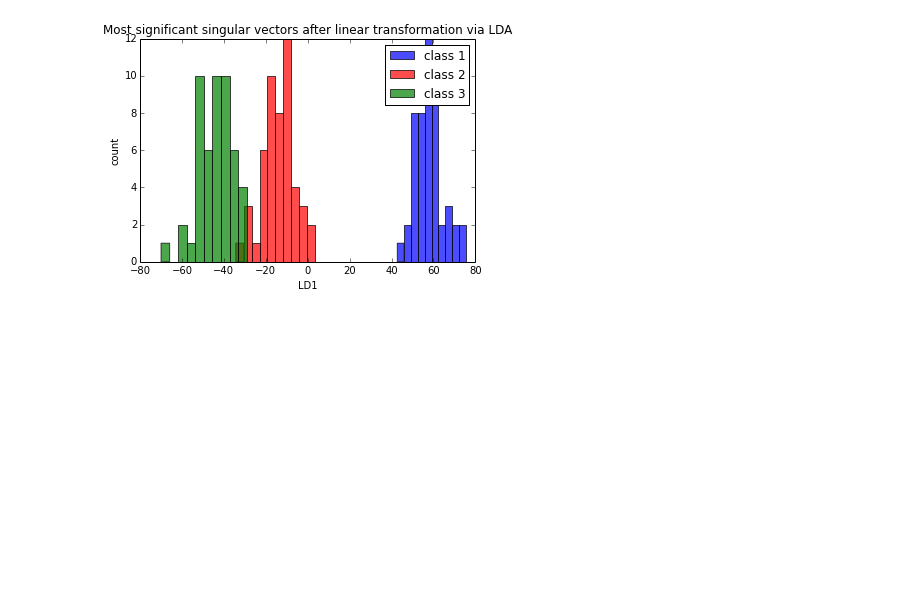
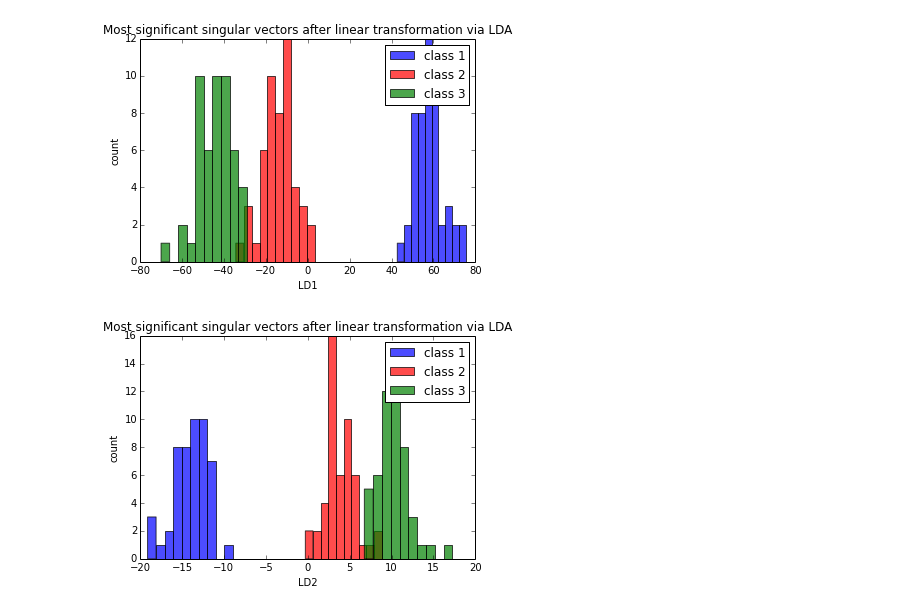
Before and after one commit to rasbt/pattern_classification, a Jupyter notebook: dimensionality_reduction/projection/linear_discriminant_analysis.ipynb, the cells around one changed output. Cells and saved outputs as stored; diff of their text form; code cells hidden in the pictures; blank space fills up the shorter version.

```diff
--- a/dimensionality_reduction/projection/linear_discriminant_analysis.ipynb
+++ b/dimensionality_reduction/projection/linear_discriminant_analysis.ipynb
@@ -753,3 +753,26 @@ plt.title('Most significant singular vectors after linear transformation via LDA
 plt.show()
 # %% [output]
 [figure]
+# %%
+from matplotlib import pyplot as plt
+
+for label,color in zip(
+        range(3),('blue', 'red', 'green')):
+
+
+    plt.hist(x=transf_lda[:,1][y == label],
+
+            color=color,
+            alpha=0.7,
+            label='class {}'.format(label+1)
+            )
+
+plt.xlabel('LD2')
+plt.ylabel('count')
+
+plt.legend()
+plt.title('Most significant singular vectors after linear transformation via LDA')
+
+plt.show()
+# %% [output]
+[figure, added]
```
